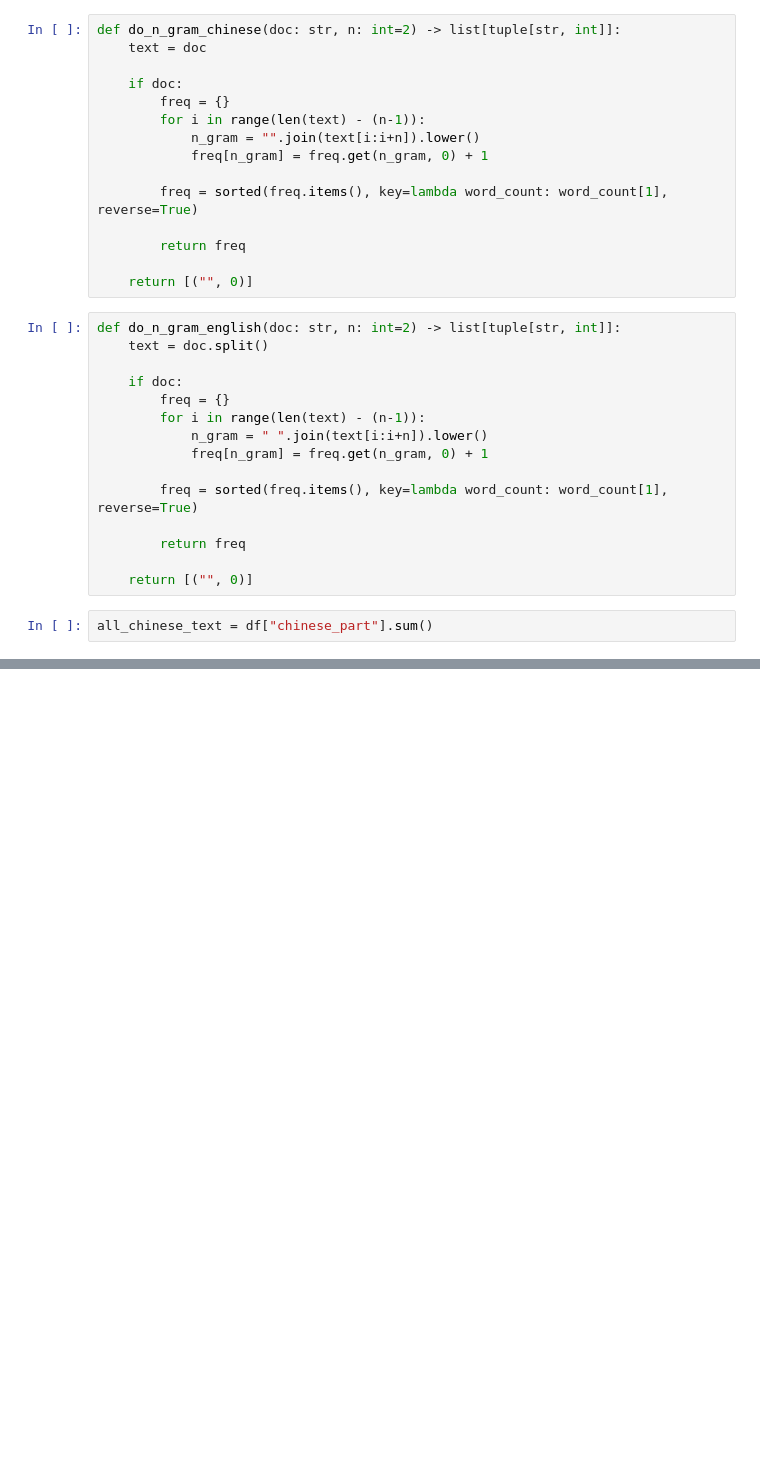
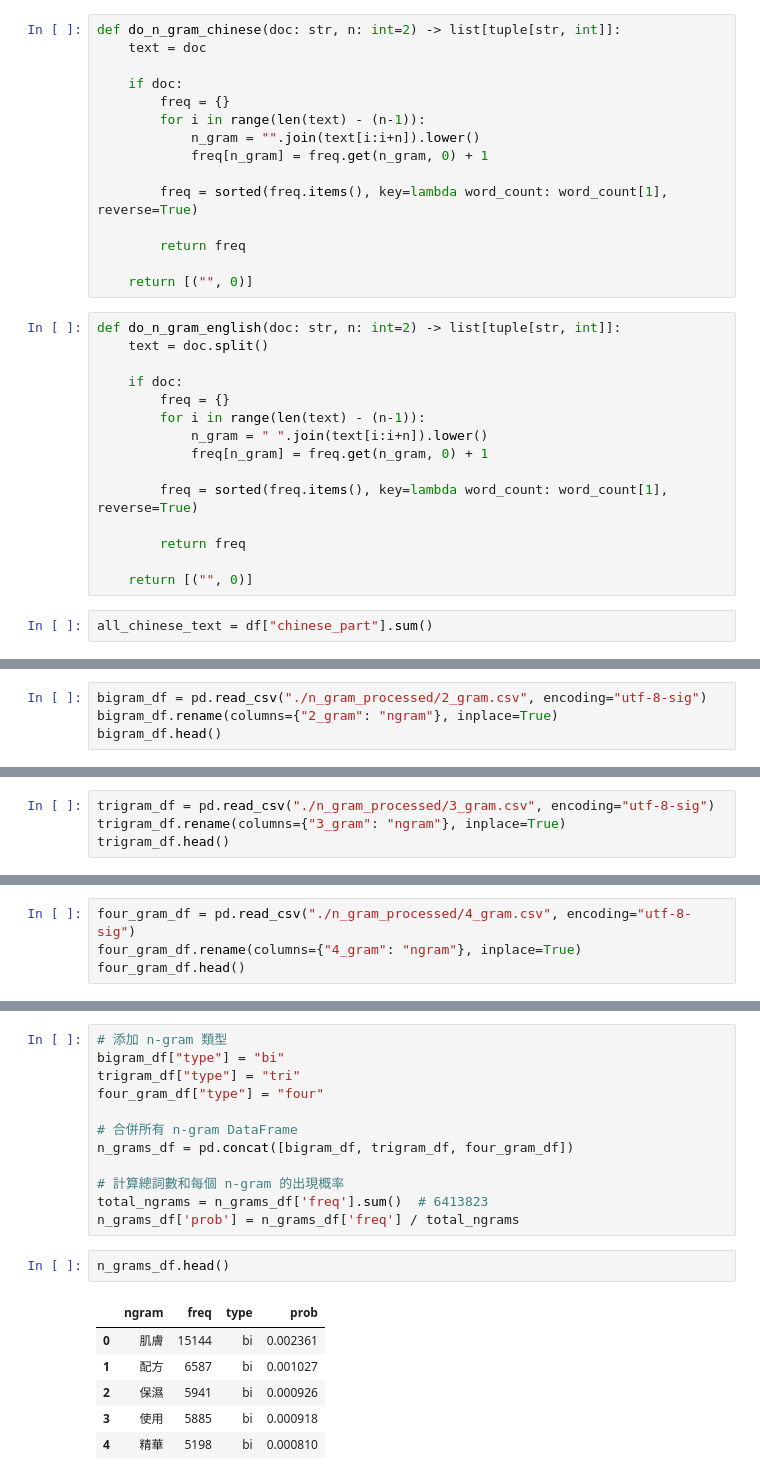
Before and after one commit to victor31ao/n_gram_and_hanlp, a Jupyter notebook: n_gram_tokenizer.ipynb, the cells around one changed output, grey strips where cells are left out. Drawn from its saved outputs; the diff is of its cells as text; blank space fills up the shorter version.

```diff
--- a/n_gram_tokenizer.ipynb
+++ b/n_gram_tokenizer.ipynb
@@ -192,0 +171,4 @@ metrics_df.plot(x="n", y="sparsity", title="n_gram sparsity")
+# %%
+bigram_df = pd.read_csv("./n_gram_processed/2_gram.csv", encoding="utf-8-sig")
+bigram_df.rename(columns={"2_gram": "ngram"}, inplace=True)
+bigram_df.head()
@@ -192,0 +182,4 @@ metrics_df.plot(x="n", y="sparsity", title="n_gram sparsity")
+# %%
+trigram_df = pd.read_csv("./n_gram_processed/3_gram.csv", encoding="utf-8-sig")
+trigram_df.rename(columns={"3_gram": "ngram"}, inplace=True)
+trigram_df.head()
@@ -192,0 +193,4 @@ metrics_df.plot(x="n", y="sparsity", title="n_gram sparsity")
+# %%
+four_gram_df = pd.read_csv("./n_gram_processed/4_gram.csv", encoding="utf-8-sig")
+four_gram_df.rename(columns={"4_gram": "ngram"}, inplace=True)
+four_gram_df.head()
@@ -192,0 +204,21 @@ metrics_df.plot(x="n", y="sparsity", title="n_gram sparsity")
+# %%
+# 添加 n-gram 類型
+bigram_df["type"] = "bi"
+trigram_df["type"] = "tri"
+four_gram_df["type"] = "four"
+
+# 合併所有 n-gram DataFrame
+n_grams_df = pd.concat([bigram_df, trigram_df, four_gram_df])
+
+# 計算總詞數和每個 n-gram 的出現概率
+total_ngrams = n_grams_df['freq'].sum()  # 6413823
+n_grams_df['prob'] = n_grams_df['freq'] / total_ngrams
+# %%
+n_grams_df.head()
+# %% [output]
+|  | ngram | freq | type | prob |
+| 0 | 肌膚 | 15144 | bi | 0.002361 |
+| 1 | 配方 | 6587 | bi | 0.001027 |
+| 2 | 保濕 | 5941 | bi | 0.000926 |
+| 3 | 使用 | 5885 | bi | 0.000918 |
+| 4 | 精華 | 5198 | bi | 0.000810 |
```
Also changed, not shown: parts of 15 cells of this notebook, 1 other file.
